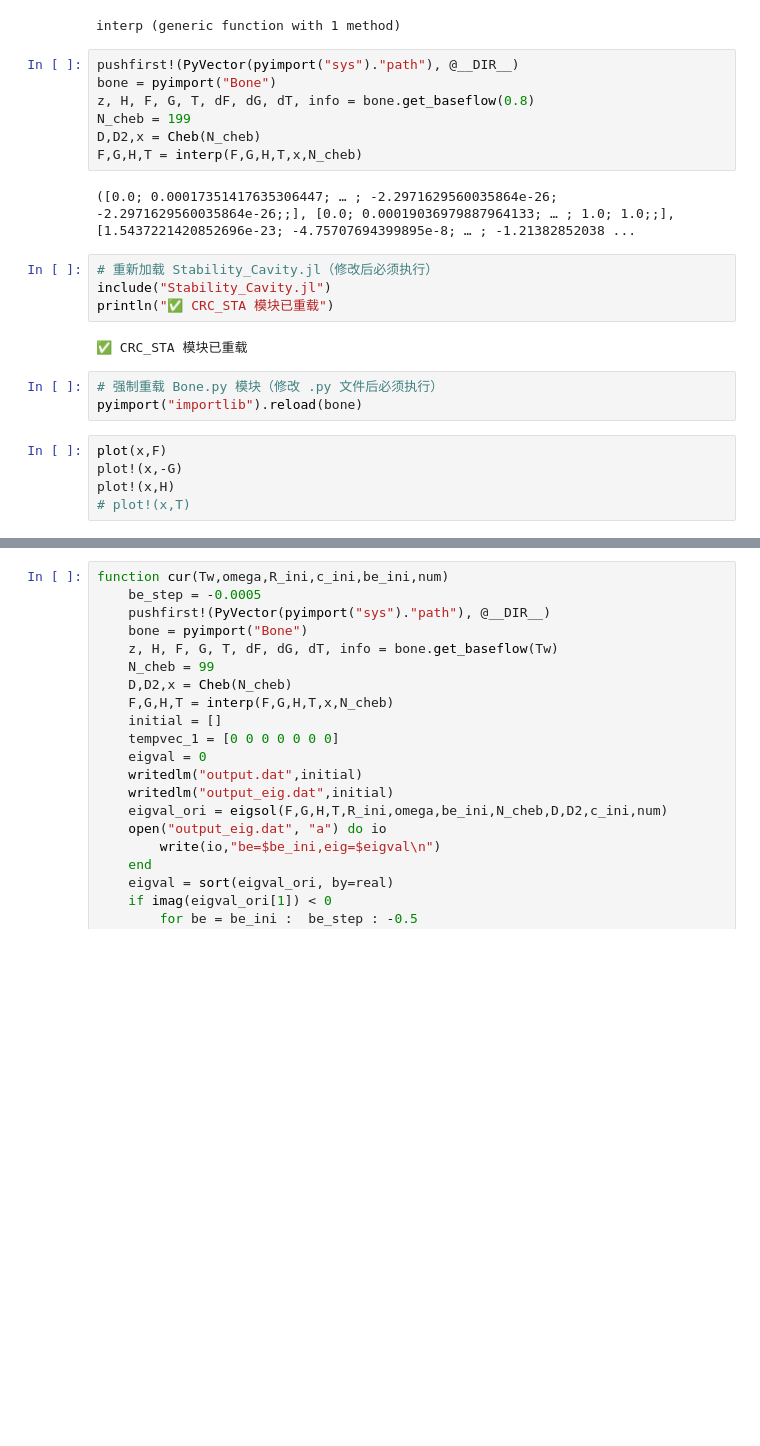
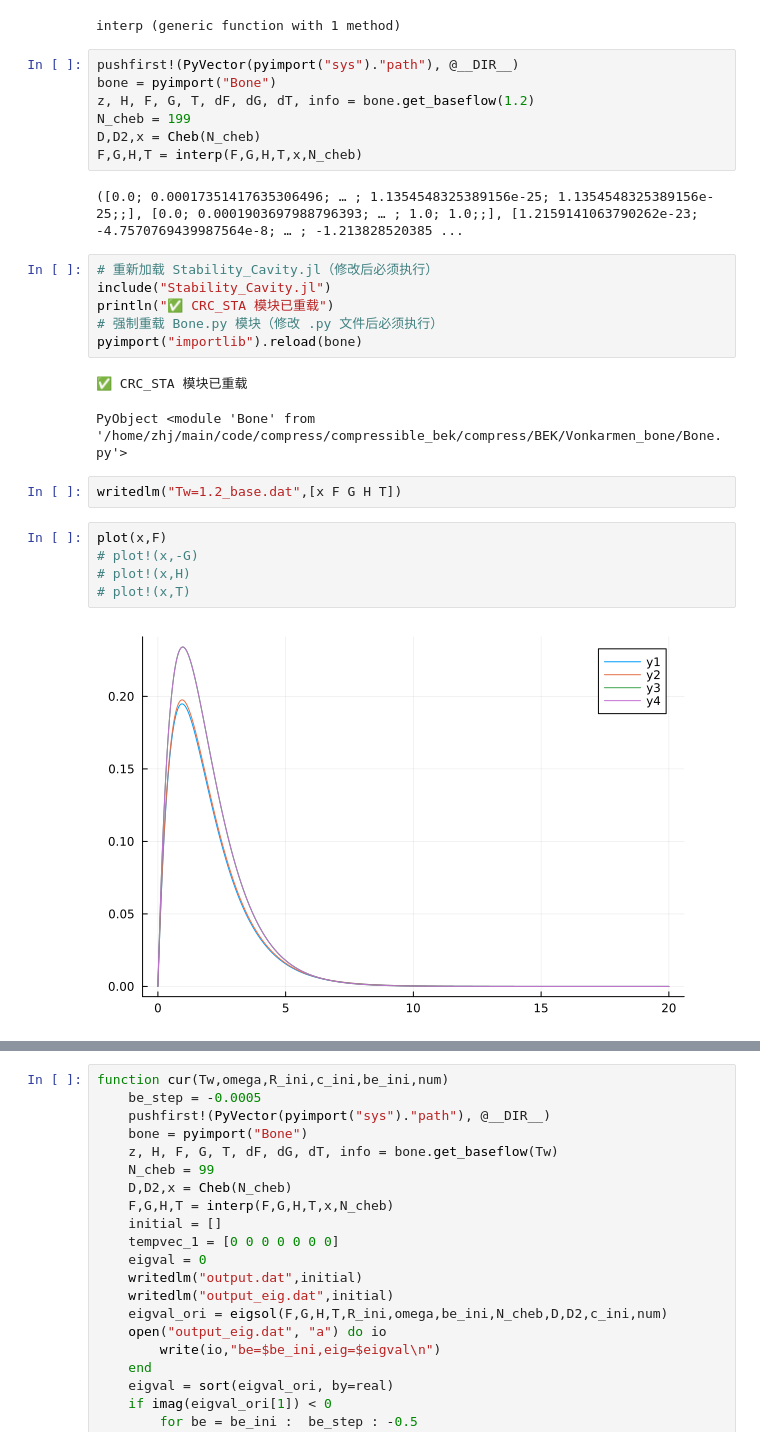
Before and after one commit to HaojieZhang917/Rotating-Flow-ToolKit, a Jupyter notebook: compress/BEK/Vonkarmen_bone/Bone.ipynb, the cells around one changed output, grey strips where cells are left out. Saved outputs shown, nothing was run; the diff lists cells and outputs as text; blank space fills up the shorter version.

```diff
--- a/compress/BEK/Vonkarmen_bone/Bone.ipynb
+++ b/compress/BEK/Vonkarmen_bone/Bone.ipynb
@@ -67,24 +67,28 @@ interp (generic function with 1 method)
 # %%
 pushfirst!(PyVector(pyimport("sys")."path"), @__DIR__)
 bone = pyimport("Bone")
-z, H, F, G, T, dF, dG, dT, info = bone.get_baseflow(0.8)
+z, H, F, G, T, dF, dG, dT, info = bone.get_baseflow(1.2)
 N_cheb = 199
 D,D2,x = Cheb(N_cheb)
 F,G,H,T = interp(F,G,H,T,x,N_cheb)
 # %% [output]
-([0.0; 0.00017351417635306447; … ; -2.2971629560035864e-26; -2.2971629560035864e-26;;], [0.0; 0.00019036979887964133; … ; 1.0; 1.0;;], [1.5437221420852696e-23; -4.75707694399895e-8; … ; -1.21382852038 ...
+([0.0; 0.00017351417635306496; … ; 1.1354548325389156e-25; 1.1354548325389156e-25;;], [0.0; 0.0001903697988796393; … ; 1.0; 1.0;;], [1.2159141063790262e-23; -4.7570769439987564e-8; … ; -1.213828520385 ...
 # %%
 # 重新加载 Stability_Cavity.jl（修改后必须执行）
 include("Stability_Cavity.jl")
 println("✅ CRC_STA 模块已重载")
+# 强制重载 Bone.py 模块（修改 .py 文件后必须执行）
+pyimport("importlib").reload(bone)
 # %% [output]
 ✅ CRC_STA 模块已重载
+PyObject <module 'Bone' from '/home/zhj/main/code/compress/compressible_bek/compress/BEK/Vonkarmen_bone/Bone.py'>
-# %%
-# 强制重载 Bone.py 模块（修改 .py 文件后必须执行）
-pyimport("importlib").reload(bone)
+# %%
+writedlm("Tw=1.2_base.dat",[x F G H T])
 # %%
 plot(x,F)
-plot!(x,-G)
-plot!(x,H)
+# plot!(x,-G)
+# plot!(x,H)
 # plot!(x,T)
+# %% [output]
+[figure, added]
 # %%
```
Also changed, not shown: parts of 2 cells of this notebook, 4 other files.
